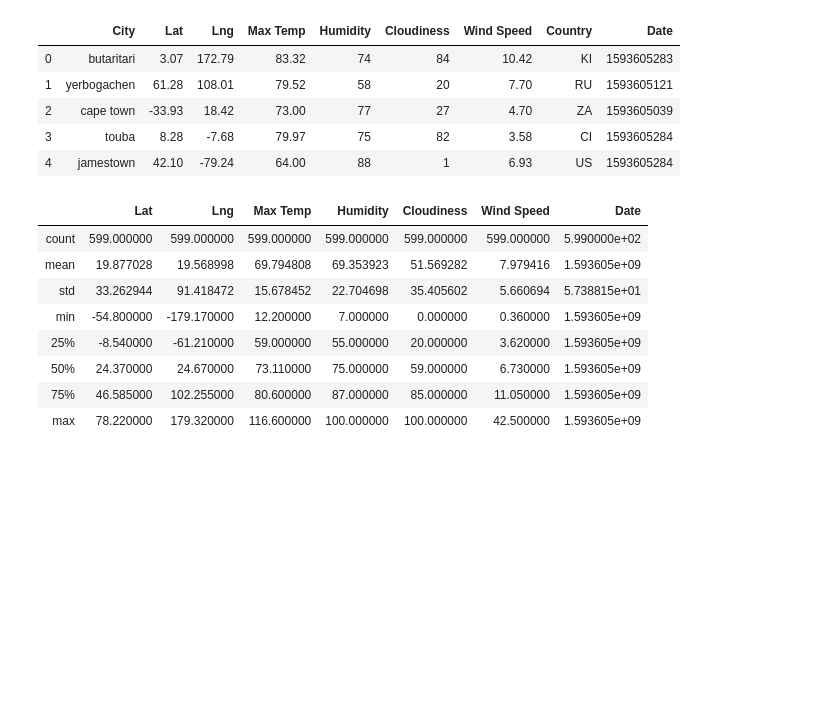
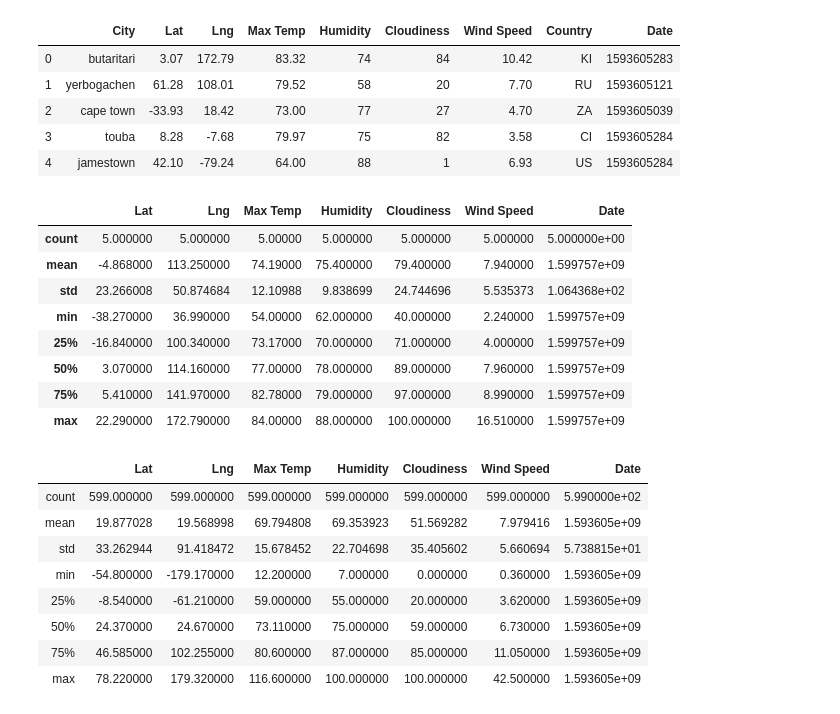
Before and after one commit to potterc22/python_api_challenge, a Jupyter notebook: starter_code/WeatherPy.ipynb, the cells around one changed output. Saved outputs shown, nothing was run; the diff lists cells and outputs as text; code cells hidden in the pictures; blank space fills up the shorter version.

```diff
--- a/starter_code/WeatherPy.ipynb
+++ b/starter_code/WeatherPy.ipynb
@@ -166,6 +147,18 @@ weather_df.head()
 | 2 | cape town | -33.93 | 18.42 | 73.00 | 77 | 27 | 4.70 | ZA | 1593605039 |
 | 3 | touba | 8.28 | -7.68 | 79.97 | 75 | 82 | 3.58 | CI | 1593605284 |
 | 4 | jamestown | 42.10 | -79.24 | 64.00 | 88 | 1 | 6.93 | US | 1593605284 |
+# %%
+weather_df[['Lat', 'Lng', 'Max Temp', 'Humidity', 'Cloudiness', 'Wind Speed', 'Date']].describe()
+# %% [output]
+|  | Lat | Lng | Max Temp | Humidity | Cloudiness | Wind Speed | Date |
+| count | 5.000000 | 5.000000 | 5.00000 | 5.000000 | 5.000000 | 5.000000 | 5.000000e+00 |
+| mean | -4.868000 | 113.250000 | 74.19000 | 75.400000 | 79.400000 | 7.940000 | 1.599757e+09 |
+| std | 23.266008 | 50.874684 | 12.10988 | 9.838699 | 24.744696 | 5.535373 | 1.064368e+02 |
+| min | -38.270000 | 36.990000 | 54.00000 | 62.000000 | 40.000000 | 2.240000 | 1.599757e+09 |
+| 25% | -16.840000 | 100.340000 | 73.17000 | 70.000000 | 71.000000 | 4.000000 | 1.599757e+09 |
+| 50% | 3.070000 | 114.160000 | 77.00000 | 78.000000 | 89.000000 | 7.960000 | 1.599757e+09 |
+| 75% | 5.410000 | 141.970000 | 82.78000 | 79.000000 | 97.000000 | 8.990000 | 1.599757e+09 |
+| max | 22.290000 | 172.790000 | 84.00000 | 88.000000 | 100.000000 | 16.510000 | 1.599757e+09 |
 # %%
 # %% [output]
 |  | Lat | Lng | Max Temp | Humidity | Cloudiness | Wind Speed | Date |
```
Also changed, not shown: parts of 8 cells of this notebook.
